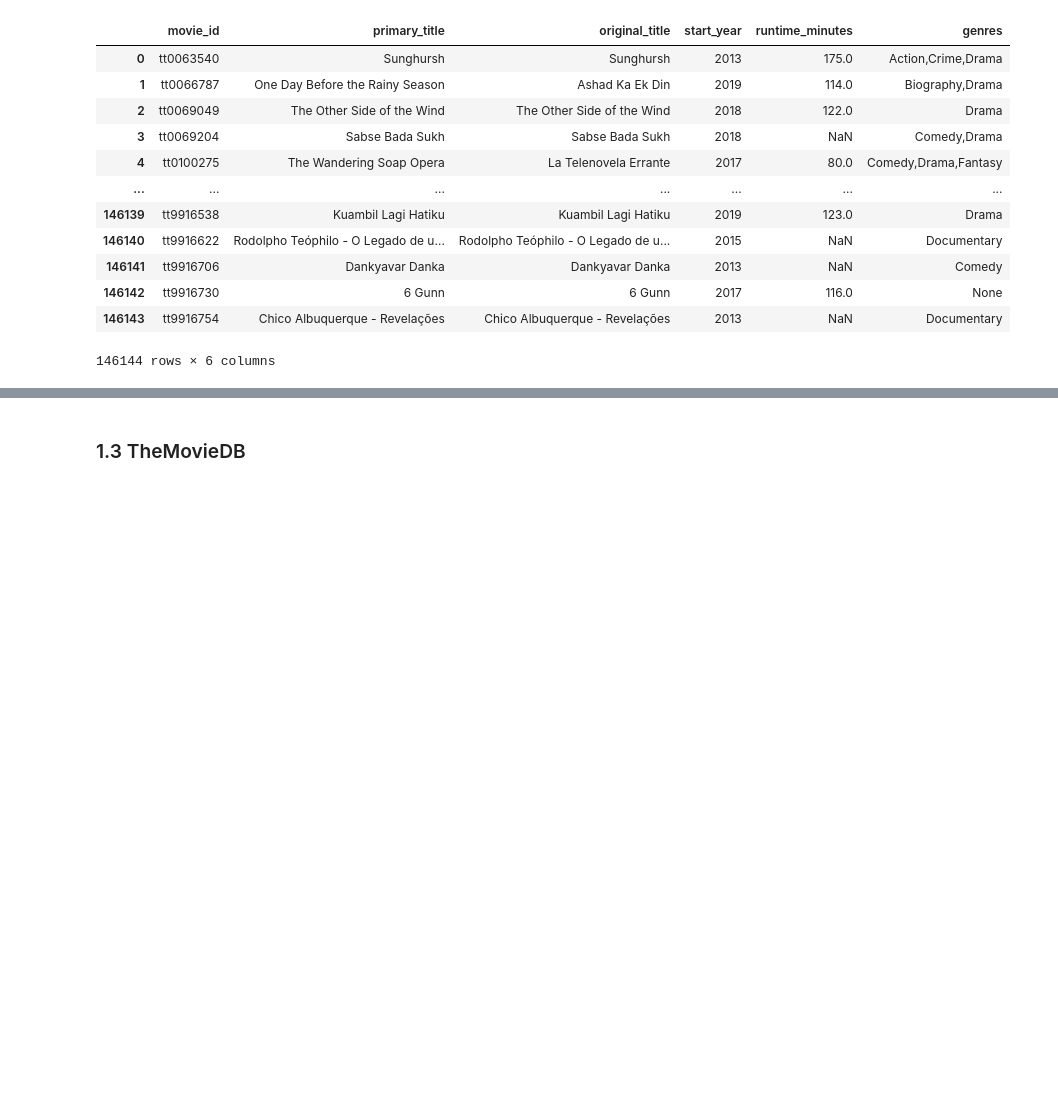
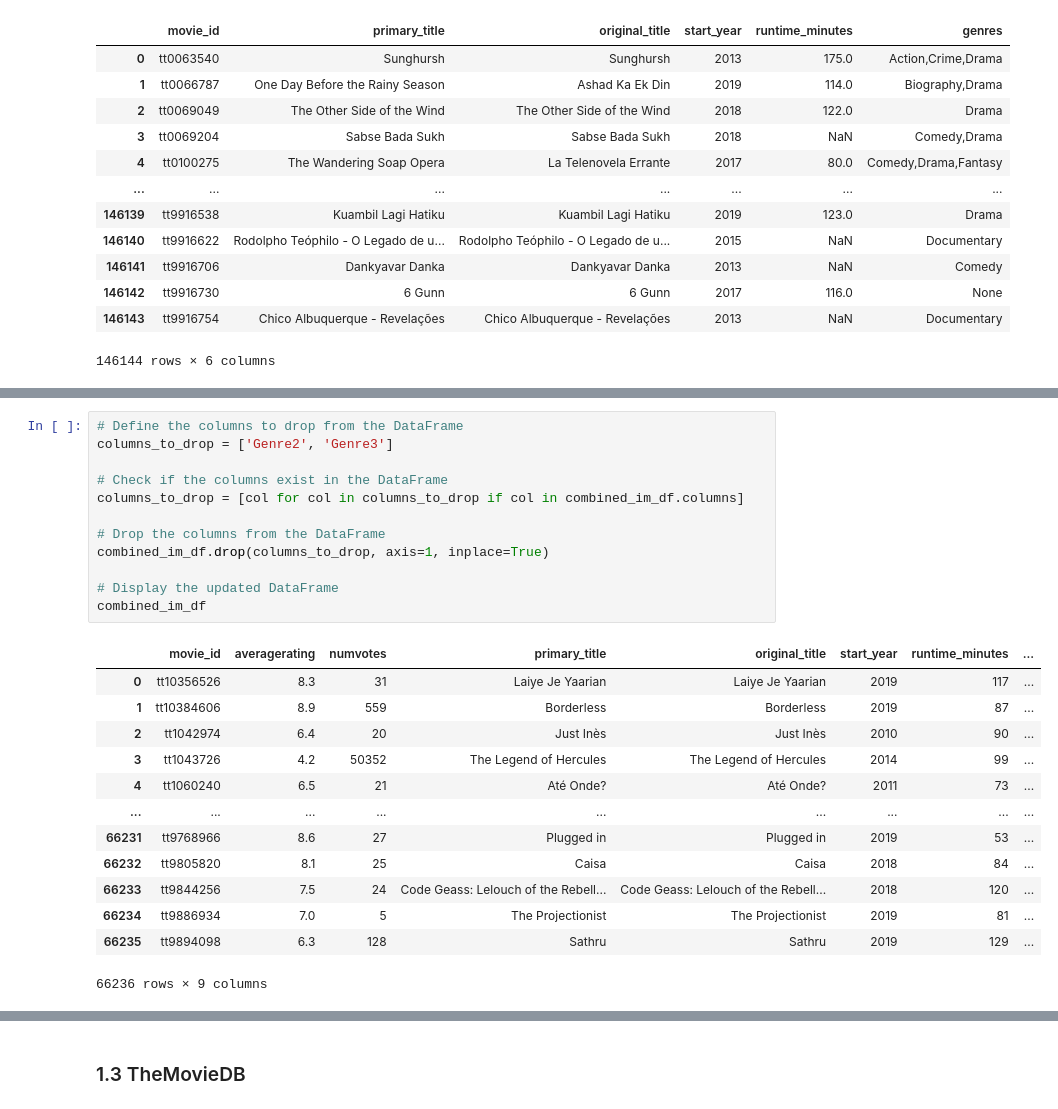
Before and after one commit to gregorymikuro/Microsoft-Box-Office-Movie-Studio-EDA-Project, a Jupyter notebook: student.ipynb, the cells around one changed output, grey strips where cells are left out. Drawn from its saved outputs; the diff is of its cells as text; blank space fills up the shorter version.

```diff
--- a/student.ipynb
+++ b/student.ipynb
@@ -358,0 +393,26 @@ memory usage: 768.0+ bytes
+# %%
+# Define the columns to drop from the DataFrame
+columns_to_drop = ['Genre2', 'Genre3']
+
+# Check if the columns exist in the DataFrame
+columns_to_drop = [col for col in columns_to_drop if col in combined_im_df.columns]
+
+# Drop the columns from the DataFrame
+combined_im_df.drop(columns_to_drop, axis=1, inplace=True)
+
+# Display the updated DataFrame
+combined_im_df
+# %% [output]
+|  | movie_id | averagerating | numvotes | primary_title | original_title | start_year | runtime_minutes | ... |
+| 0 | tt10356526 | 8.3 | 31 | Laiye Je Yaarian | Laiye Je Yaarian | 2019 | 117 | ... |
+| 1 | tt10384606 | 8.9 | 559 | Borderless | Borderless | 2019 | 87 | ... |
+| 2 | tt1042974 | 6.4 | 20 | Just Inès | Just Inès | 2010 | 90 | ... |
+| 3 | tt1043726 | 4.2 | 50352 | The Legend of Hercules | The Legend of Hercules | 2014 | 99 | ... |
+| 4 | tt1060240 | 6.5 | 21 | Até Onde? | Até Onde? | 2011 | 73 | ... |
+| ... | ... | ... | ... | ... | ... | ... | ... | ... |
+| 66231 | tt9768966 | 8.6 | 27 | Plugged in | Plugged in | 2019 | 53 | ... |
+| 66232 | tt9805820 | 8.1 | 25 | Caisa | Caisa | 2018 | 84 | ... |
+| 66233 | tt9844256 | 7.5 | 24 | Code Geass: Lelouch of the Rebell... | Code Geass: Lelouch of the Rebell... | 2018 | 120 | ... |
+| 66234 | tt9886934 | 7.0 | 5 | The Projectionist | The Projectionist | 2019 | 81 | ... |
+| 66235 | tt9894098 | 6.3 | 128 | Sathru | Sathru | 2019 | 129 | ... |
+66236 rows × 9 columns
```
Also changed, not shown: parts of 37 cells of this notebook.
